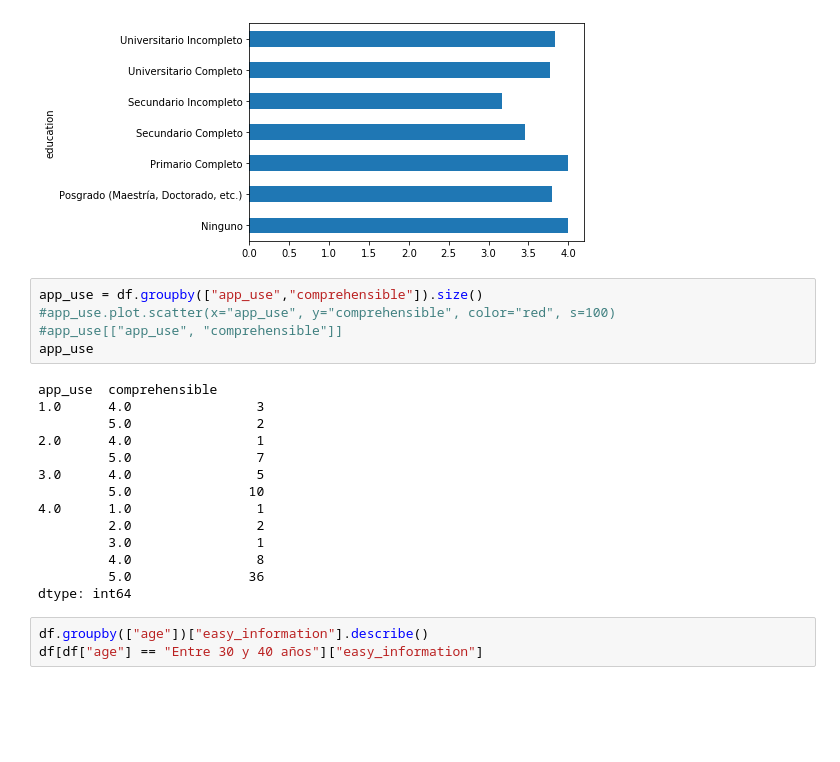
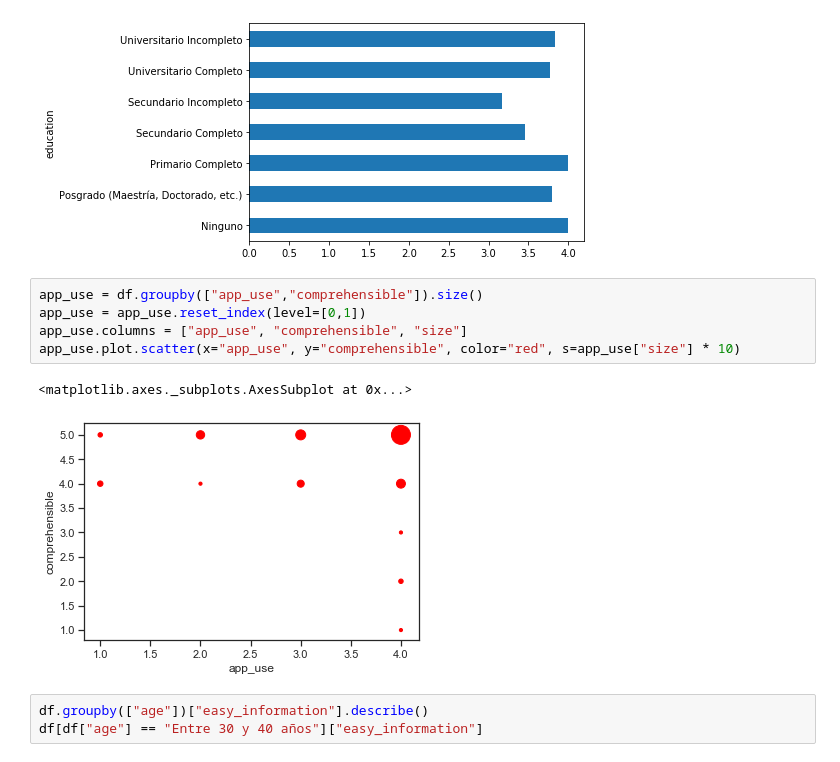
Before and after one commit to alefherrera/my-order-data, a Jupyter notebook: notebook.ipynb, the cells around one changed output. Drawn from its saved outputs; the diff is of its cells as text; blank space fills up the shorter version.

```diff
--- a/notebook.ipynb
+++ b/notebook.ipynb
@@ -121,23 +121,12 @@ df.groupby(["education"])["easy_information"].describe()["mean"].plot.barh()
 [figure]
 # %%
 app_use = df.groupby(["app_use","comprehensible"]).size()
-#app_use.plot.scatter(x="app_use", y="comprehensible", color="red", s=100)
-#app_use[["app_use", "comprehensible"]]
-app_use
+app_use = app_use.reset_index(level=[0,1])
+app_use.columns = ["app_use", "comprehensible", "size"]
+app_use.plot.scatter(x="app_use", y="comprehensible", color="red", s=app_use["size"] * 10)
 # %% [output]
-app_use  comprehensible
-1.0      4.0                3
-         5.0                2
-2.0      4.0                1
-         5.0                7
-3.0      4.0                5
-         5.0               10
-4.0      1.0                1
-         2.0                2
-         3.0                1
-         4.0                8
-         5.0               36
-dtype: int64
+<matplotlib.axes._subplots.AxesSubplot at 0x...>
+[figure, added]
 # %%
 df.groupby(["age"])["easy_information"].describe()
 df[df["age"] == "Entre 30 y 40 años"]["easy_information"]
```
